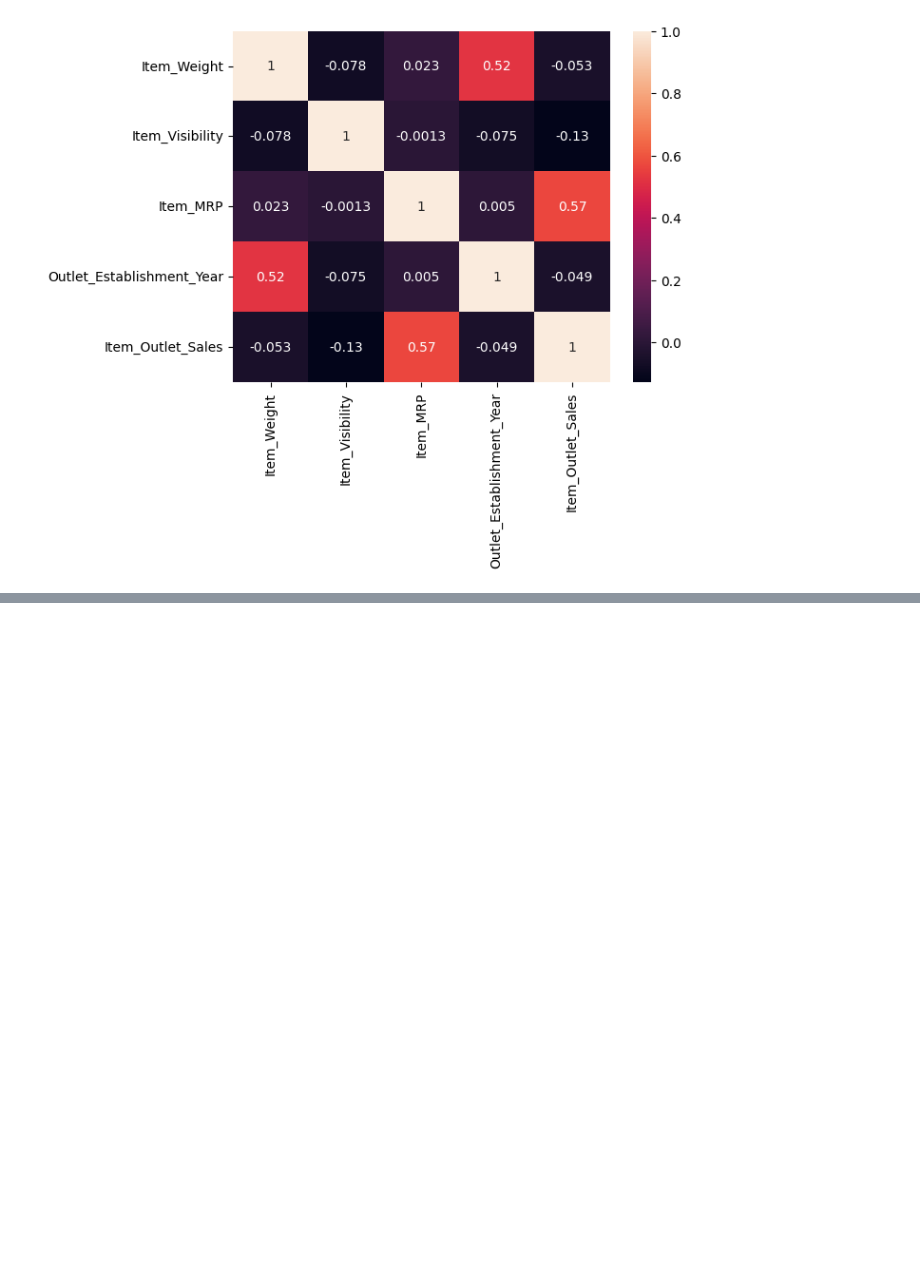
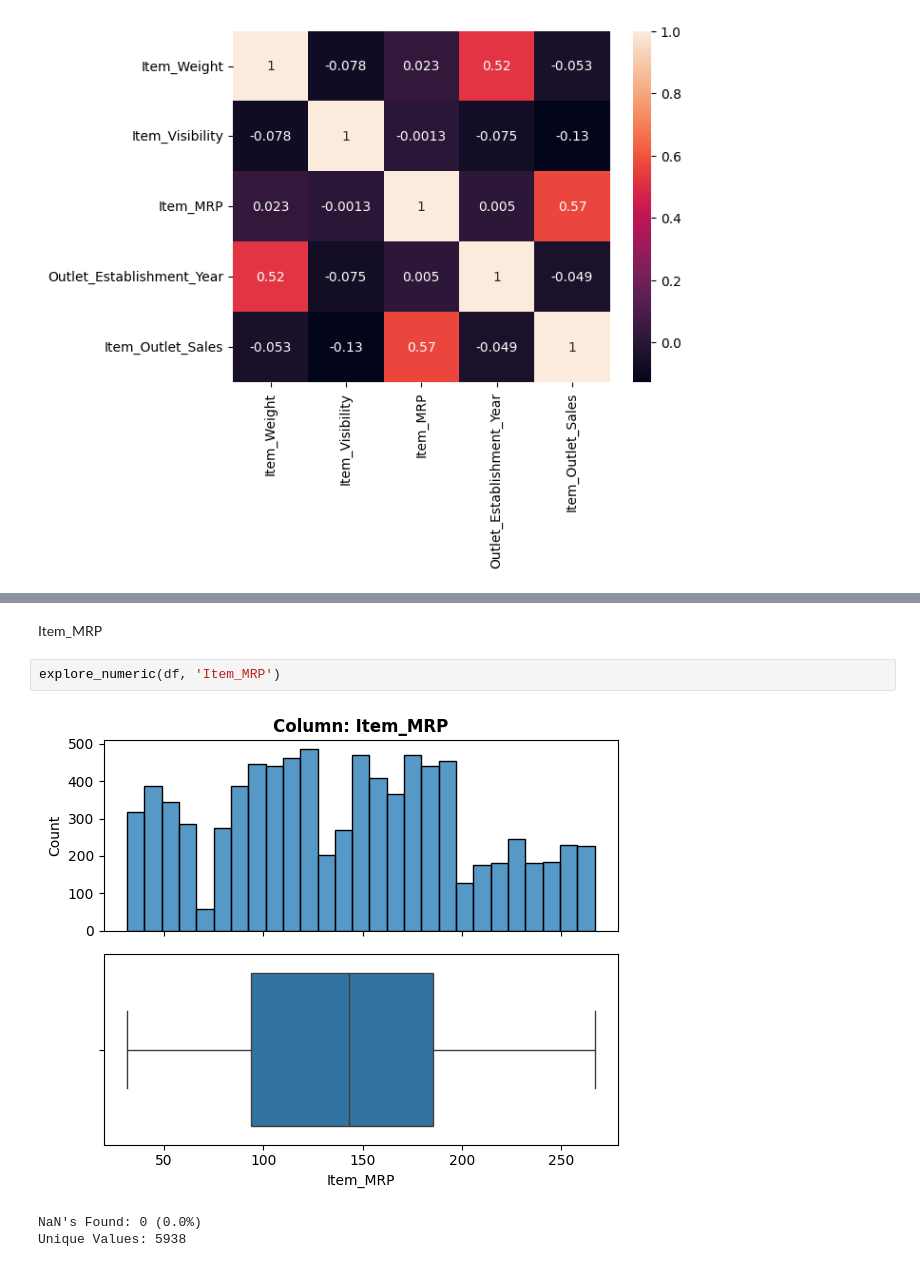
Before and after one commit to HanaaMaswada/Prediction-of-Product-Sales, a Jupyter notebook: Project_1_Part_2_(Core).ipynb, the cells around one changed output, grey strips where cells are left out. Cells and saved outputs as stored; diff of their text form; blank space fills up the shorter version.

```diff
--- a/Project_1_Part_2_(Core).ipynb
+++ b/Project_1_Part_2_(Core).ipynb
@@ -219,0 +323,8 @@ plt.show()
+# %% [markdown]
+Item_MRP
+# %%
+explore_numeric(df, 'Item_MRP')
+# %% [output]
+[figure, added]
+NaN's Found: 0 (0.0%)
+Unique Values: 5938
```
Also changed, not shown: parts of 36 cells of this notebook.
